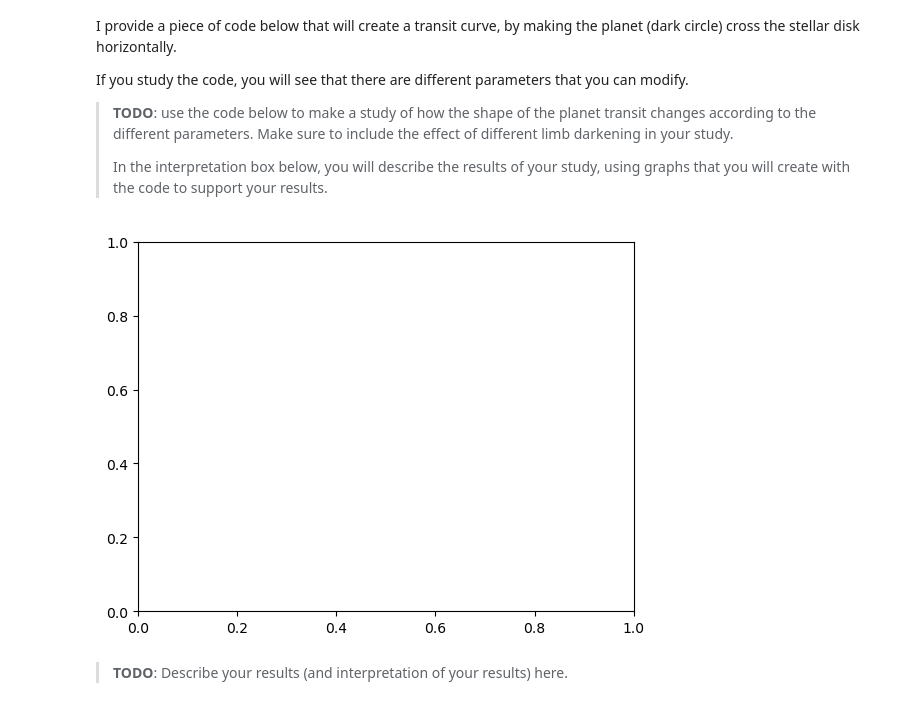
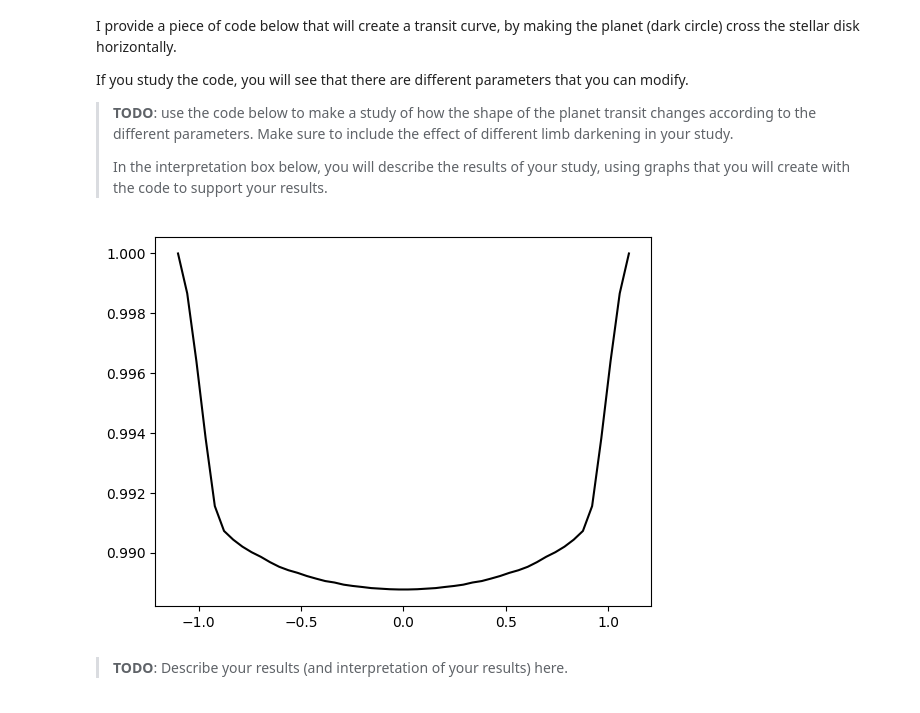
Before and after one commit to ankxie/PHYS633, a Jupyter notebook: Book/L14-LimbDarkening/14-LimbDarkening-template.ipynb, the cells around one changed output. Saved outputs shown, nothing was run; the diff lists cells and outputs as text; code cells hidden in the pictures.

```diff
--- a/Book/L14-LimbDarkening/14-LimbDarkening-template.ipynb
+++ b/Book/L14-LimbDarkening/14-LimbDarkening-template.ipynb
@@ -195,39 +208,43 @@ If you study the code, you will see that there are different parameters that you
 # %%
 fig, ax = plt.subplots(1,1)
 
 
 # Example for one set of parameters:
 #-------------------------------------------------
 #-------------------------------------------------
-# Source_slope = 0.5
-# I = (1 + Source_slope*u_grid) / (1+Source_slope)
-# Flux_o = np.sum(I * area_grid)
-# R = 0.1
-# # Where is the planet?
-# x0_array = np.linspace(-1-R,1+R,50) # array of xo to mimic a transit
-# y0 = 0
-# x_grid = alpha_grid * np.cos(phi_grid)
-# y_grid = alpha_grid * np.sin(phi_grid)
+Source_slope = 0.5
 
-# # The value of the transit are stored in "F_transit"
-# F_transit = np.array([])
-# # Make the planet cross the star:
-# for x0 in x0_array:
-#   I_transit = np.copy(I)
-#   planet = np.where( ( (x_grid - x0)**2 + (y_grid - y0)**2 ) <= R**2  )
-#   I_transit[planet] = 0.0
-#   F_transit = np.append(F_transit, np.sum(I_transit * area_grid))
+def plot_transit(Source_slope):
+  for i in Source_slope:
+    I = (1 + i*u_grid) / (1+i)
+    Flux_o = np.sum(I * area_grid)
+    R = 0.1
 
-# ax.plot(x0_array, F_transit/Flux_o, c='k')
+    # # Where is the planet?
+    x0_array = np.linspace(-1-R,1+R,50) # array of xo to mimic a transit
+    y0 = 0
+    x_grid = alpha_grid * np.cos(phi_grid)
+    y_grid = alpha_grid * np.sin(phi_grid)
+
+    # # The value of the transit are stored in "F_transit"
+    F_transit = np.array([])
+    # # Make the planet cross the star:
+    for x0 in x0_array:
+      I_transit = np.copy(I)
+      planet = np.where( ( (x_grid - x0)**2 + (y_grid - y0)**2 ) <= R**2  )
+      I_transit[planet] = 0.0
+      F_transit = np.append(F_transit, np.sum(I_transit * area_grid))
+
+    ax.plot(x0_array, F_transit/Flux_o, c='k')
 #-------------------------------------------------
 #-------------------------------------------------
 
-
+plot_transit([0.5])
 
 # At home, make a few transit light curves for a set of parameters.
 # How does the shape of the transit changes if
 # the radius of the planet, or the limb-darneking of the star changes?
 # %% [output]
-[figure, old version]
+[figure, new version]
 # %% [markdown]
 > **TODO**: Describe your results (and interpretation of your results) here.
```
Also changed, not shown: parts of 2 cells of this notebook.
